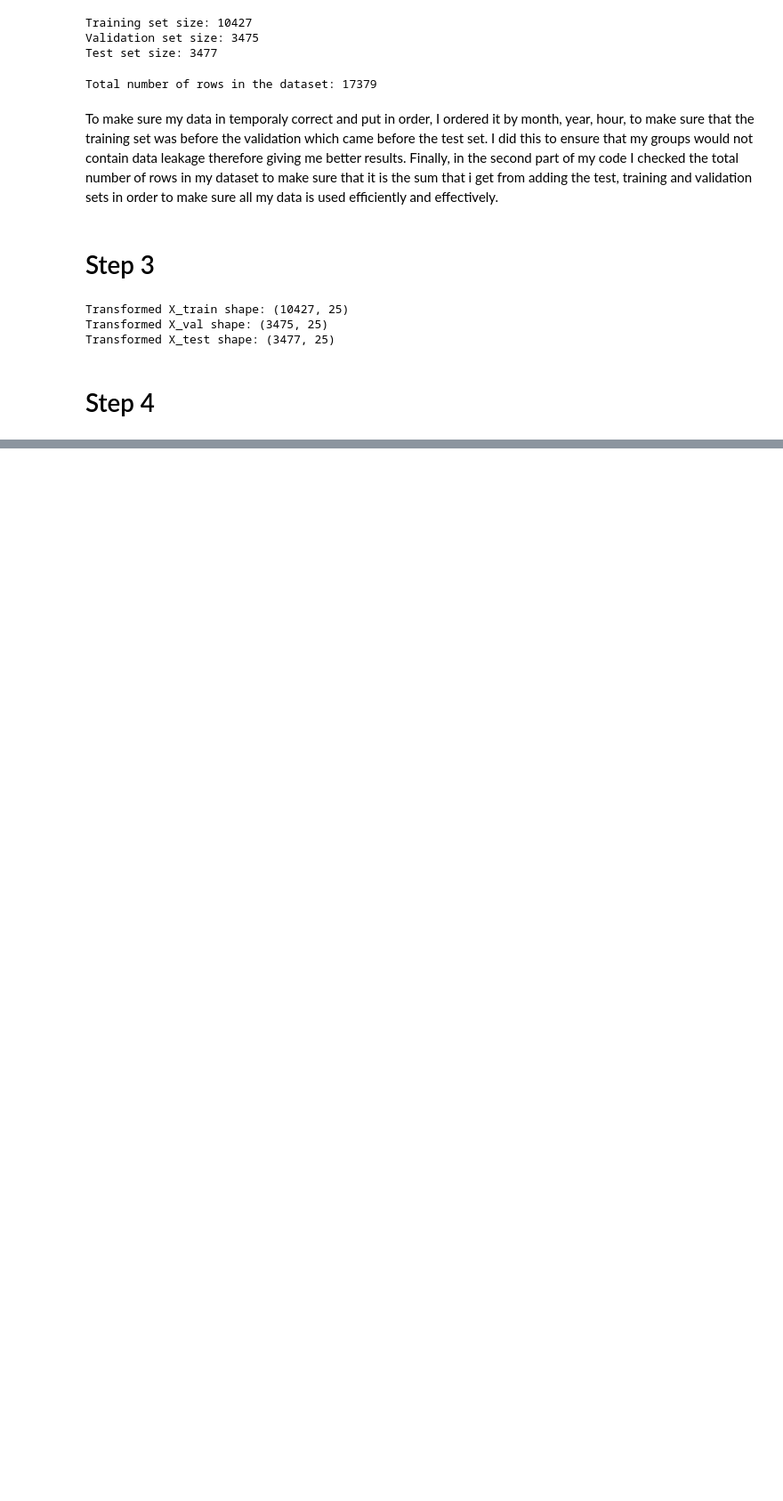
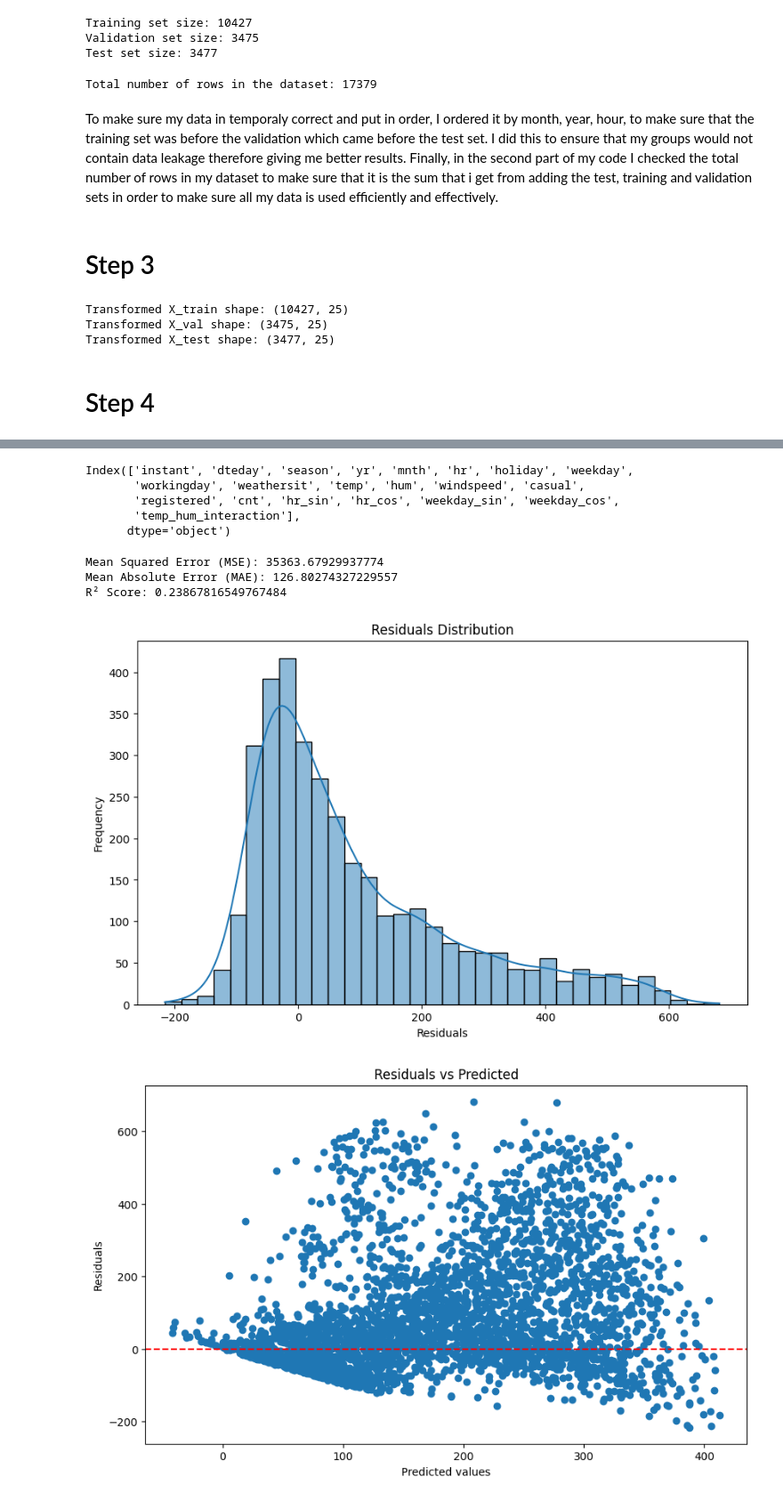
Before and after one commit to Ilincalink/ML-fundamentals-2025, a Jupyter notebook: assignment_2_ilinca_corbu[corbu].ipynb, the cells around one changed output, grey strips where cells are left out. Shown at 89% size. Cells and saved outputs as stored; diff of their text form; code cells hidden in the pictures; blank space fills up the shorter version.

```diff
--- a/assignment_2_ilinca_corbu[corbu].ipynb
+++ b/assignment_2_ilinca_corbu[corbu].ipynb
@@ -331,0 +332,57 @@ Transformed X_test shape: (3477, 25)
+# %%
+print(df.columns)
+# %% [output]
+Index(['instant', 'dteday', 'season', 'yr', 'mnth', 'hr', 'holiday', 'weekday',
+       'workingday', 'weathersit', 'temp', 'hum', 'windspeed', 'casual',
+       'registered', 'cnt', 'hr_sin', 'hr_cos', 'weekday_sin', 'weekday_cos',
+       'temp_hum_interaction'],
+      dtype='object')
+# %%
+from sklearn.linear_model import LinearRegression
+from sklearn.metrics import mean_squared_error, mean_absolute_error, r2_score
+import matplotlib.pyplot as plt
+import seaborn as sns
+
+# Initialize and train the Linear Regression model
+model = LinearRegression()
+model.fit(X_train_transformed, y_train)
+
+# Predict on the validation set
+y_val_pred = model.predict(X_val_transformed)
+
+# Calculate performance metrics
+mse = mean_squared_error(y_val, y_val_pred)
+mae = mean_absolute_error(y_val, y_val_pred)
+r2 = r2_score(y_val, y_val_pred)
+
+# Print the evaluation metrics
+print(f"Mean Squared Error (MSE): {mse}")
+print(f"Mean Absolute Error (MAE): {mae}")
+print(f"R² Score: {r2}")
+# %% [output]
+Mean Squared Error (MSE): 35363.67929937774
+Mean Absolute Error (MAE): 126.80274327229557
+R² Score: 0.23867816549767484
+# %%
+# Calculate residuals
+residuals = y_val - y_val_pred
+
+# Plotting residuals
+plt.figure(figsize=(10,6))
+sns.histplot(residuals, kde=True)
+plt.title('Residuals Distribution')
+plt.xlabel('Residuals')
+plt.ylabel('Frequency')
+plt.show()
+
+# Plotting residuals vs predicted values
+plt.figure(figsize=(10,6))
+plt.scatter(y_val_pred, residuals)
+plt.axhline(y=0, color='r', linestyle='--')
+plt.title('Residuals vs Predicted')
+plt.xlabel('Predicted values')
+plt.ylabel('Residuals')
+plt.show()
+# %% [output]
+[figure, added]
+[figure, added]
```
Also changed, not shown: parts of 2 cells of this notebook.
